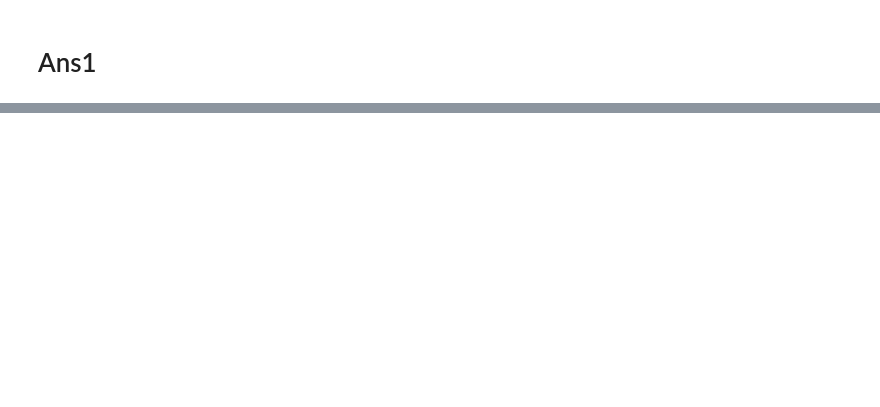
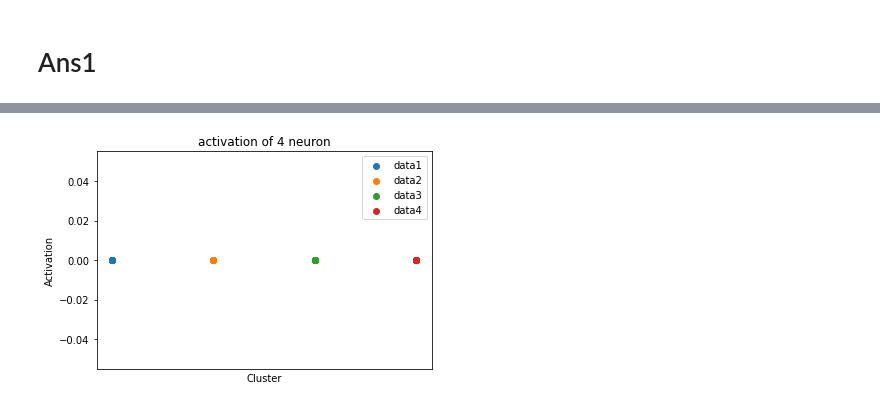
Before and after one commit to KeitaW/Colab-Notebooks, a Jupyter notebook: 210530_students_ans.ipynb, the cells around one changed output, grey strips where cells are left out. Drawn from its saved outputs; the diff is of its cells as text; code cells hidden in the pictures; blank space fills up the shorter version.

```diff
--- a/210530_students_ans.ipynb
+++ b/210530_students_ans.ipynb
@@ -158,0 +197,4 @@ check_activation(neuron7, "7")
+# %%
+check_activation(neuron4, "4")
+# %% [output]
+[figure, added]
```
Also changed, not shown: parts of 32 cells of this notebook.
